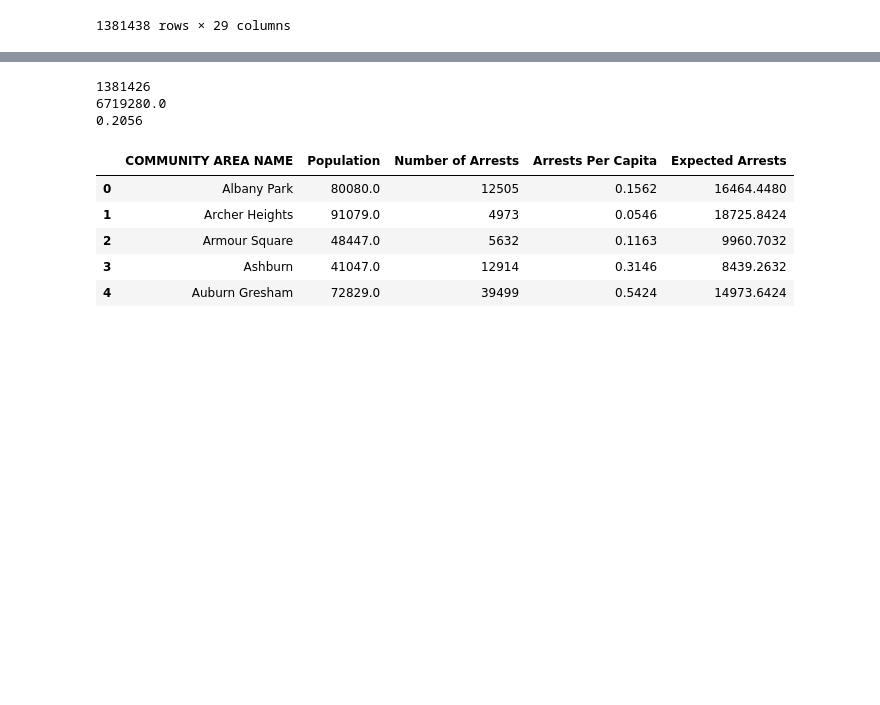
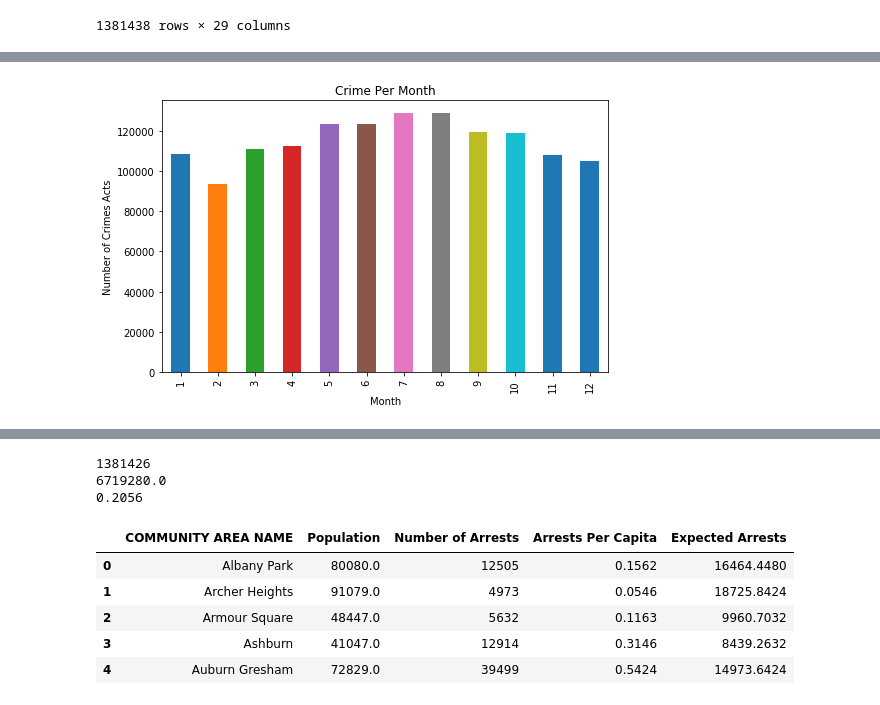
Before and after one commit to nhebert/Project, a Jupyter notebook: Project_Data_Complete.ipynb, the cells around one changed output, grey strips where cells are left out. Saved outputs shown, nothing was run; the diff lists cells and outputs as text; code cells hidden in the pictures; blank space fills up the shorter version.

```diff
--- a/Project_Data_Complete.ipynb
+++ b/Project_Data_Complete.ipynb
@@ -105,0 +142,10 @@ cs_df
+# %%
+#make graph of crimes per month
+plt.figure(figsize = (8,5))
+cs_df.groupby([cs_df.index.month]).size().plot.bar()
+plt.title('Crime Per Month')
+plt.xlabel('Month')
+plt.ylabel('Number of Crimes Acts')
+plt.show()
+# %% [output]
+[figure, added]
```
Also changed, not shown: parts of 9 cells of this notebook.
